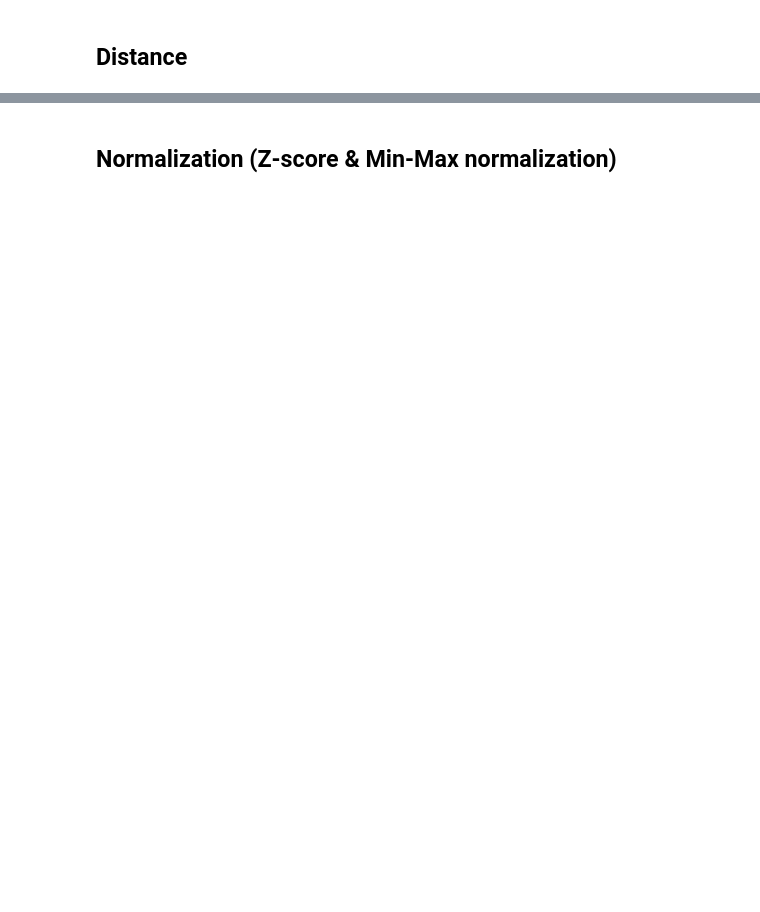
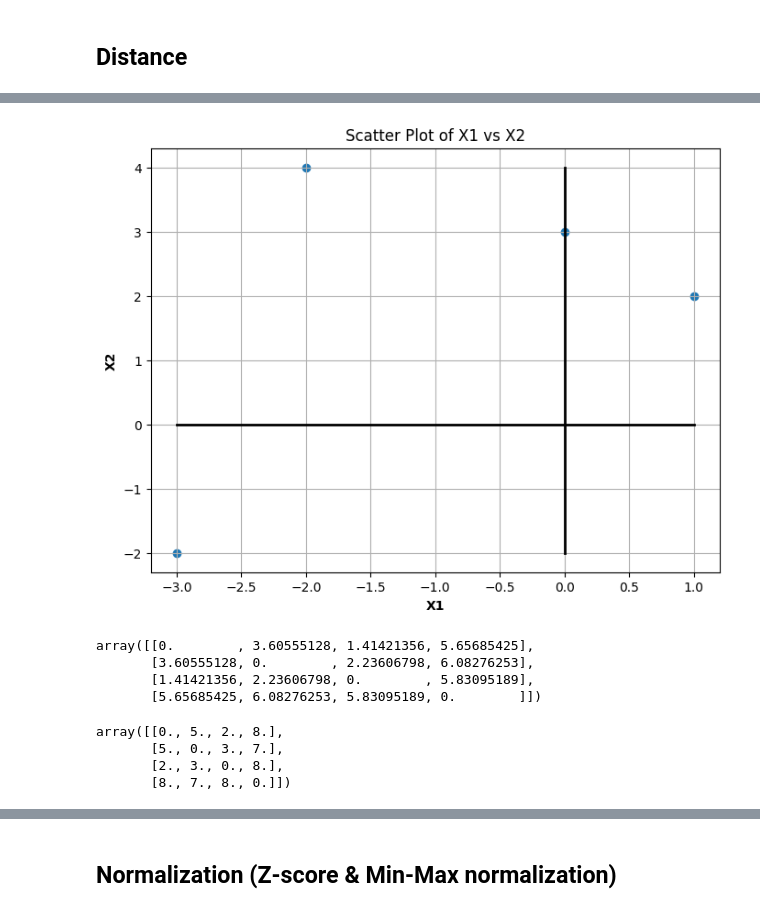
Before and after one commit to Natthaphatz007/bsc_dpdm24, a Jupyter notebook: Chapter_2_Understanding_data.ipynb, the cells around one changed output, grey strips where cells are left out. Saved outputs shown, nothing was run; the diff lists cells and outputs as text; code cells hidden in the pictures; blank space fills up the shorter version.

```diff
--- a/Chapter_2_Understanding_data.ipynb
+++ b/Chapter_2_Understanding_data.ipynb
@@ -328,2 +316,10 @@ KeyError: 'action_history'
 # %% [markdown]
 ## Distance
+# %%
+# prompt: build pd dataframe from [[1,2],[-1,4],[0,3],[-3,-2]]
+
+import pandas as pd
+
+data = [[1, 2], [-2, 4], [0, 3], [-3, -2]]
+df = pd.DataFrame(data, columns=['X1', 'X2'])
+df
@@ -329,0 +332,39 @@ KeyError: 'action_history'
+# %%
+# prompt: draw scatter plot of the df,with X1 and X2 axis
+
+import matplotlib.pyplot as plt
+
+# Assuming 'df' is your DataFrame with columns 'X1' and 'X2'
+plt.figure(figsize=(8, 6))  # Adjust figure size as needed
+plt.scatter(df['X1'], df['X2'])
+plt.plot([-3,1],[0,0],color='black', linewidth = 2)
+plt.plot([0,0],[-2,4],color='black', linewidth = 2)
+plt.xlabel('X1', fontweight='bold')
+plt.ylabel('X2', fontweight='bold')
+plt.title('Scatter Plot of X1 vs X2')
+plt.grid(True)
+plt.show()
+# %% [output]
+[figure, added]
+# %%
+from scipy.spatial.distance import pdist, squareform
+
+distance_matrix = squareform(pdist(df))
+
+distance_matrix
+# %% [output]
+array([[0.        , 3.60555128, 1.41421356, 5.65685425],
+       [3.60555128, 0.        , 2.23606798, 6.08276253],
+       [1.41421356, 2.23606798, 0.        , 5.83095189],
+       [5.65685425, 6.08276253, 5.83095189, 0.        ]])
+# %%
+from scipy.spatial.distance import pdist, squareform
+
+distance_matrix = squareform(pdist(df, 'cityblock')) # l1 norm is cityblock
+
+distance_matrix
+# %% [output]
+array([[0., 5., 2., 8.],
+       [5., 0., 3., 7.],
+       [2., 3., 0., 8.],
+       [8., 7., 8., 0.]])
```
Also changed, not shown: parts of 9 cells of this notebook.
